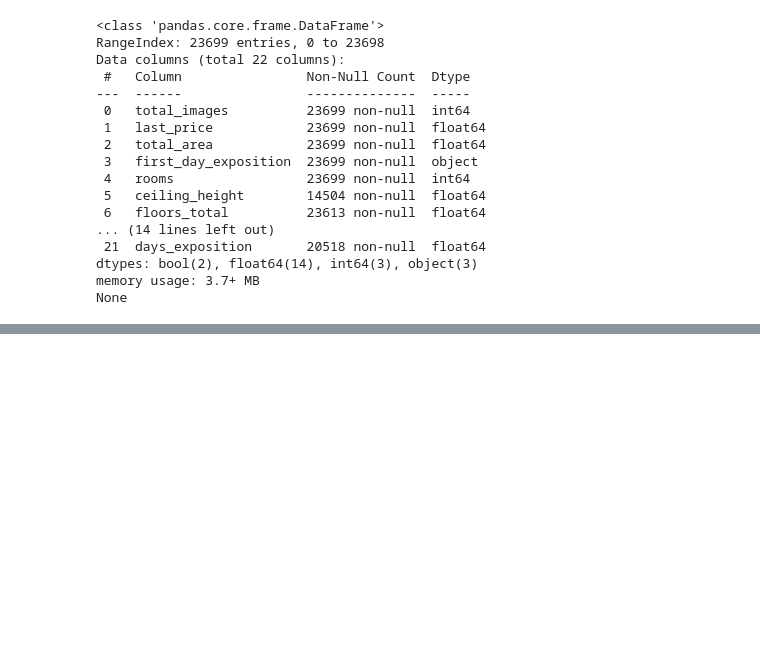
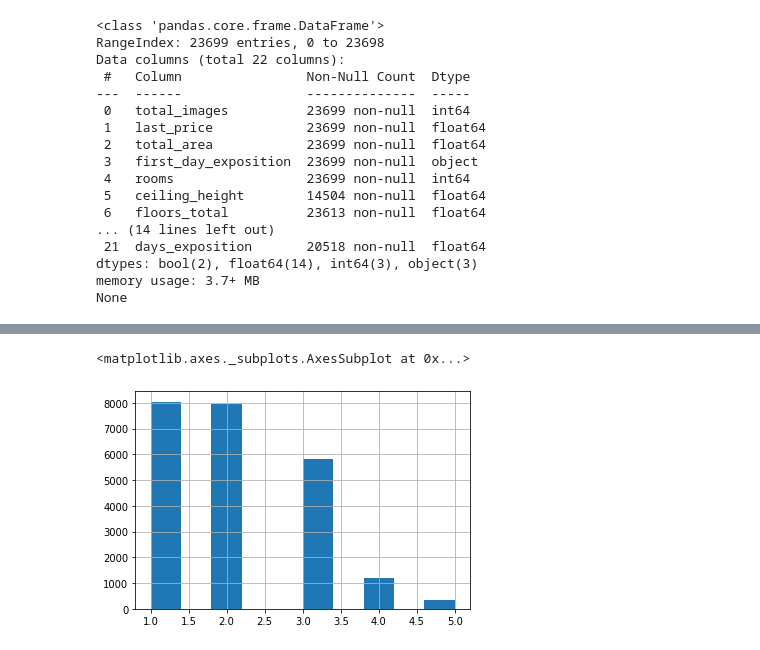
Before and after one commit to FrolovskiyKirill/Data-Science-Projects, a Jupyter notebook: Project_Two.ipynb, the cells around one changed output, grey strips where cells are left out. Drawn from its saved outputs; the diff is of its cells as text; code cells hidden in the pictures; blank space fills up the shorter version.

```diff
--- a/Project_Two.ipynb
+++ b/Project_Two.ipynb
@@ -56,0 +81,5 @@ None
+# %%
+df['rooms'].hist(range=(1,5))
+# %% [output]
+<matplotlib.axes._subplots.AxesSubplot at 0x...>
+[figure, added]
```
Also changed, not shown: parts of 11 cells of this notebook.
